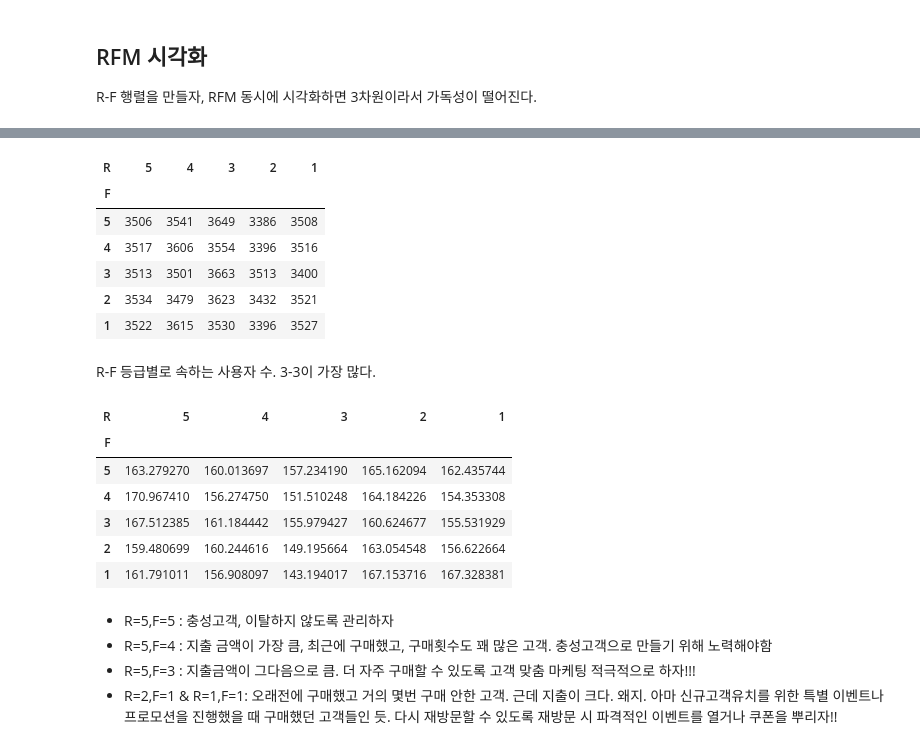
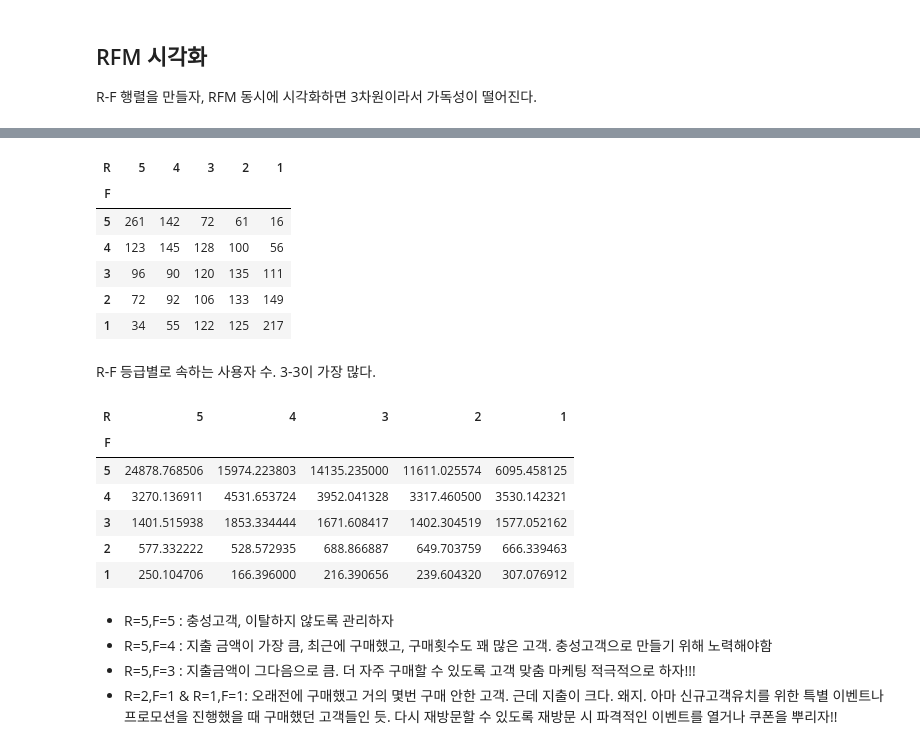
Before and after one commit to jiin124/KPI_Dacon_2024, a Jupyter notebook: RFM seller.ipynb, the cells around one changed output, grey strips where cells are left out. Drawn from its saved outputs; the diff is of its cells as text; code cells hidden in the pictures.

```diff
--- a/RFM seller.ipynb
+++ b/RFM seller.ipynb
@@ -27,3 +27,6 @@ order_items.head()
 | 4 | ORDER_61452 | 1 | PRODUCT_03505 | SELLER_0581 | 21.9 | 12.69 |
 # %%
 orders['Order_purchase_timestamp']=pd.to_datetime(orders['Order_purchase_timestamp'])
+# %%
+seller_order=pd.merge(orders,order_items,on='Order_id')
+seller_order.head()
@@ -59,14 +47,17 @@ orders
+# %%
+#주문별 총 구매 금액 계산
+seller_order['Total']=seller_order['Price']+seller_order['Freight_value']
 # %%
 #Frequency
-frequency=orders.groupby('Seller_id').size().reset_index(name='Frequency')
+frequency=seller_order.groupby('Seller_id').size().reset_index(name='Frequency')
 
 #Monetary
-monetary=orders.groupby('Seller_id')['Total'].sum().reset_index()
+monetary=seller_order.groupby('Seller_id')['Total'].sum().reset_index()
 
 #Recency
-current_date=orders['Order_purchase_timestamp'].max()+timedelta(days=1)
-orders['Recency']=(current_date-pd.to_datetime(orders['Order_purchase_timestamp'])).dt.days
-recency=orders.groupby('Seller_id')['Recency'].min().reset_index()
+current_date=seller_order['Order_purchase_timestamp'].max()+timedelta(days=1)
+seller_order['Recency']=(current_date-pd.to_datetime(seller_order['Order_purchase_timestamp'])).dt.days
+recency=seller_order.groupby('Seller_id')['Recency'].min().reset_index()
 
 rfm=pd.merge(recency,frequency,on='Seller_id')
 rfm=pd.merge(rfm,monetary,on='Seller_id')
@@ -152,7 +143,7 @@ rfm.groupby(['M']).agg({'Customer_id':'count','Total':'sum'})
 
 R-F 행렬을 만들자, RFM 동시에 시각화하면 3차원이라서 가독성이 떨어진다.
 # %%
-rf_matrix=rfm.groupby(['R','F']).agg({'Customer_id':'count','Total':'sum'}).reset_index()
-rf_matrix['avg_sales']=rf_matrix['Total']/rf_matrix['Customer_id']
+rf_matrix=rfm.groupby(['R','F']).agg({'Seller_id':'count','Total':'sum'}).reset_index()
+rf_matrix['avg_sales']=rf_matrix['Total']/rf_matrix['Seller_id']
 rf_matrix
 # %% [output]
@@ -176,14 +167,14 @@ rf_matrix
 # %%
-rf_pivot=rf_matrix.pivot(index='F',columns='R',values='Customer_id').fillna(0).sort_index(ascending=False)
+rf_pivot=rf_matrix.pivot(index='F',columns='R',values='Seller_id').fillna(0).sort_index(ascending=False)
 rf_pivot.style.background_gradient(cmap='Greens',axis=None,low=0.2)
 # %% [output]
 | R | 5 | 4 | 3 | 2 | 1 |
 | F |  |  |  |  |  |
-| 5 | 3506 | 3541 | 3649 | 3386 | 3508 |
-| 4 | 3517 | 3606 | 3554 | 3396 | 3516 |
-| 3 | 3513 | 3501 | 3663 | 3513 | 3400 |
-| 2 | 3534 | 3479 | 3623 | 3432 | 3521 |
-| 1 | 3522 | 3615 | 3530 | 3396 | 3527 |
+| 5 | 261 | 142 | 72 | 61 | 16 |
+| 4 | 123 | 145 | 128 | 100 | 56 |
+| 3 | 96 | 90 | 120 | 135 | 111 |
+| 2 | 72 | 92 | 106 | 133 | 149 |
+| 1 | 34 | 55 | 122 | 125 | 217 |
 # %% [markdown]
 R-F 등급별로 속하는 사용자 수. 3-3이 가장 많다.
 # %%
@@ -193,11 +184,11 @@ rf_pivot.style.background_gradient(cmap='Greens',axis=None,low=0.2)
 # %% [output]
 | R | 5 | 4 | 3 | 2 | 1 |
 | F |  |  |  |  |  |
-| 5 | 163.279270 | 160.013697 | 157.234190 | 165.162094 | 162.435744 |
-| 4 | 170.967410 | 156.274750 | 151.510248 | 164.184226 | 154.353308 |
-| 3 | 167.512385 | 161.184442 | 155.979427 | 160.624677 | 155.531929 |
-| 2 | 159.480699 | 160.244616 | 149.195664 | 163.054548 | 156.622664 |
-| 1 | 161.791011 | 156.908097 | 143.194017 | 167.153716 | 167.328381 |
+| 5 | 24878.768506 | 15974.223803 | 14135.235000 | 11611.025574 | 6095.458125 |
+| 4 | 3270.136911 | 4531.653724 | 3952.041328 | 3317.460500 | 3530.142321 |
+| 3 | 1401.515938 | 1853.334444 | 1671.608417 | 1402.304519 | 1577.052162 |
+| 2 | 577.332222 | 528.572935 | 688.866887 | 649.703759 | 666.339463 |
+| 1 | 250.104706 | 166.396000 | 216.390656 | 239.604320 | 307.076912 |
 # %% [markdown]
 - R=5,F=5 : 충성고객, 이탈하지 않도록 관리하자
 - R=5,F=4 : 지출 금액이 가장 큼, 최근에 구매했고, 구매횟수도 꽤 많은 고객. 충성고객으로 만들기 위해 노력해야함
```
Also changed, not shown: parts of 8 cells of this notebook, 1 other file.
